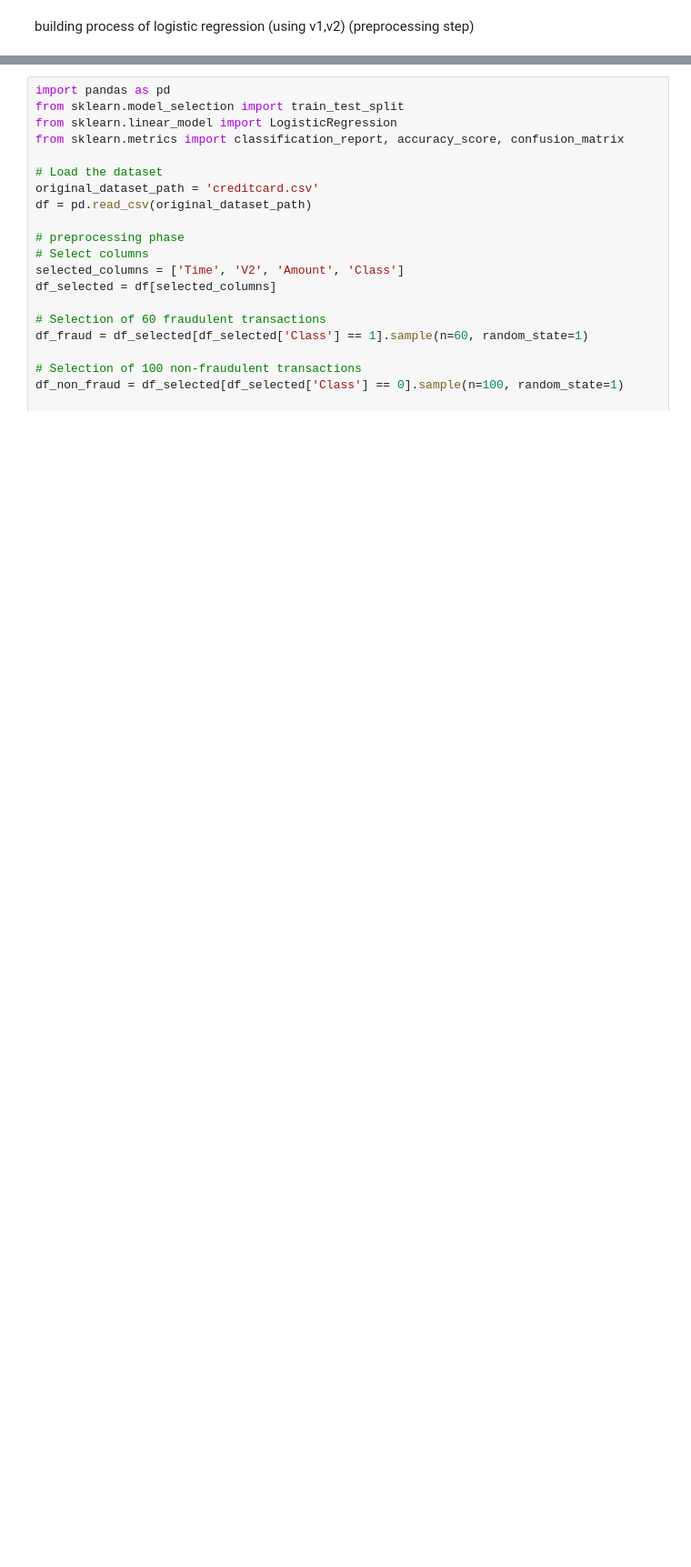
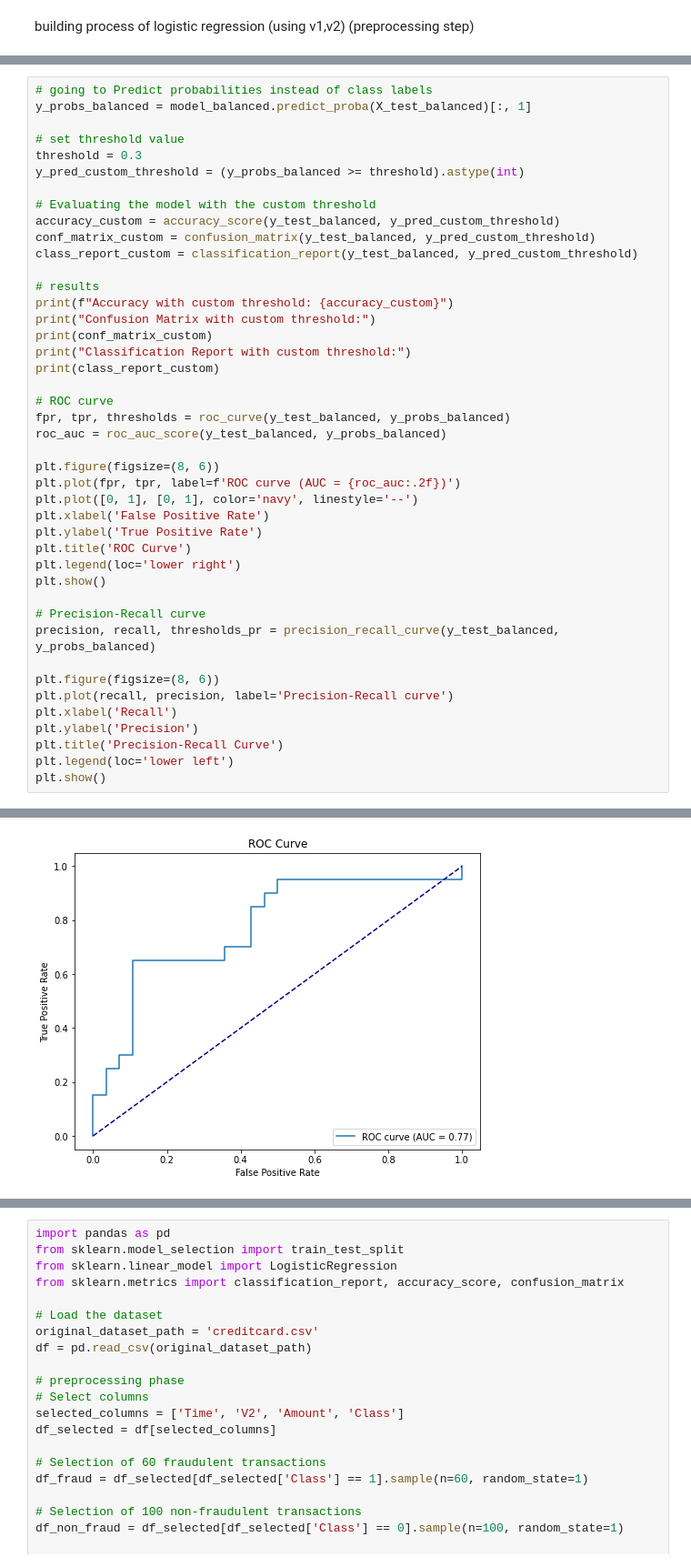
Before and after one commit to Sids9726/Final_Sem_Project, a Jupyter notebook: credit_card_fraud_detection.ipynb, the cells around one changed output, grey strips where cells are left out. Shown at 91% size. Drawn from its saved outputs; the diff is of its cells as text; blank space fills up the shorter version.

Commit message:
Add files via upload
set up the threshold value and displayed the roc curve and precision recall curve

```diff
--- a/credit_card_fraud_detection.ipynb
+++ b/credit_card_fraud_detection.ipynb
@@ -177,0 +183,44 @@ weighted avg       0.82      0.81      0.81        48
+# %%
+# going to Predict probabilities instead of class labels
+y_probs_balanced = model_balanced.predict_proba(X_test_balanced)[:, 1]
+
+# set threshold value
+threshold = 0.3
+y_pred_custom_threshold = (y_probs_balanced >= threshold).astype(int)
+
+# Evaluating the model with the custom threshold
+accuracy_custom = accuracy_score(y_test_balanced, y_pred_custom_threshold)
+conf_matrix_custom = confusion_matrix(y_test_balanced, y_pred_custom_threshold)
+class_report_custom = classification_report(y_test_balanced, y_pred_custom_threshold)
+
+# results
+print(f"Accuracy with custom threshold: {accuracy_custom}")
+print("Confusion Matrix with custom threshold:")
+print(conf_matrix_custom)
+print("Classification Report with custom threshold:")
+print(class_report_custom)
+
+# ROC curve
+fpr, tpr, thresholds = roc_curve(y_test_balanced, y_probs_balanced)
+roc_auc = roc_auc_score(y_test_balanced, y_probs_balanced)
+
+plt.figure(figsize=(8, 6))
+plt.plot(fpr, tpr, label=f'ROC curve (AUC = {roc_auc:.2f})')
+plt.plot([0, 1], [0, 1], color='navy', linestyle='--')
+plt.xlabel('False Positive Rate')
+plt.ylabel('True Positive Rate')
+plt.title('ROC Curve')
+plt.legend(loc='lower right')
+plt.show()
+
+# Precision-Recall curve
+precision, recall, thresholds_pr = precision_recall_curve(y_test_balanced, y_probs_balanced)
+
+plt.figure(figsize=(8, 6))
+plt.plot(recall, precision, label='Precision-Recall curve')
+plt.xlabel('Recall')
+plt.ylabel('Precision')
+plt.title('Precision-Recall Curve')
+plt.legend(loc='lower left')
+plt.show()
+# %% [output]
@@ -177,0 +240 @@ weighted avg       0.82      0.81      0.81        48
+[figure, added]
```
Also changed, not shown: parts of 4 cells of this notebook.
